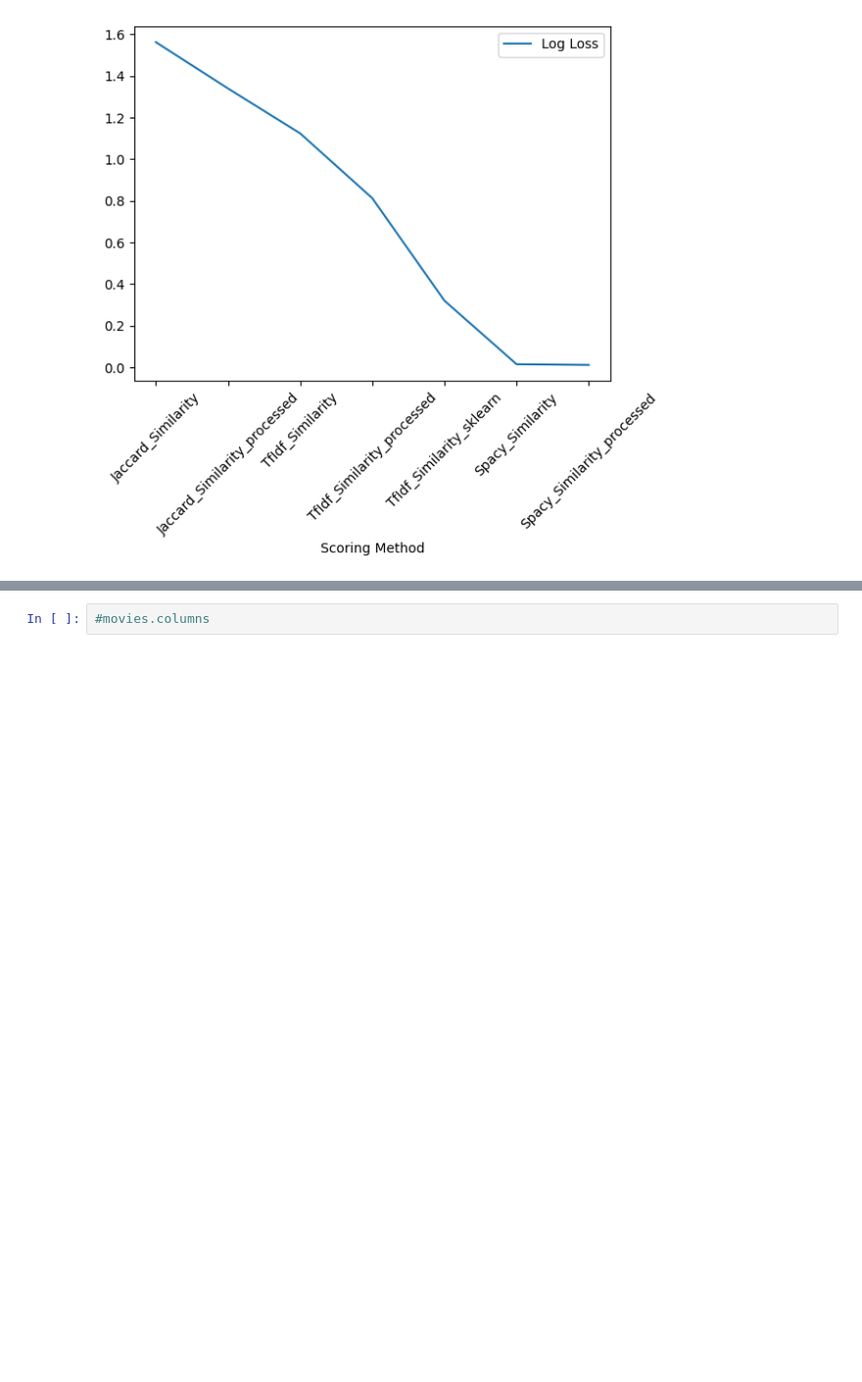
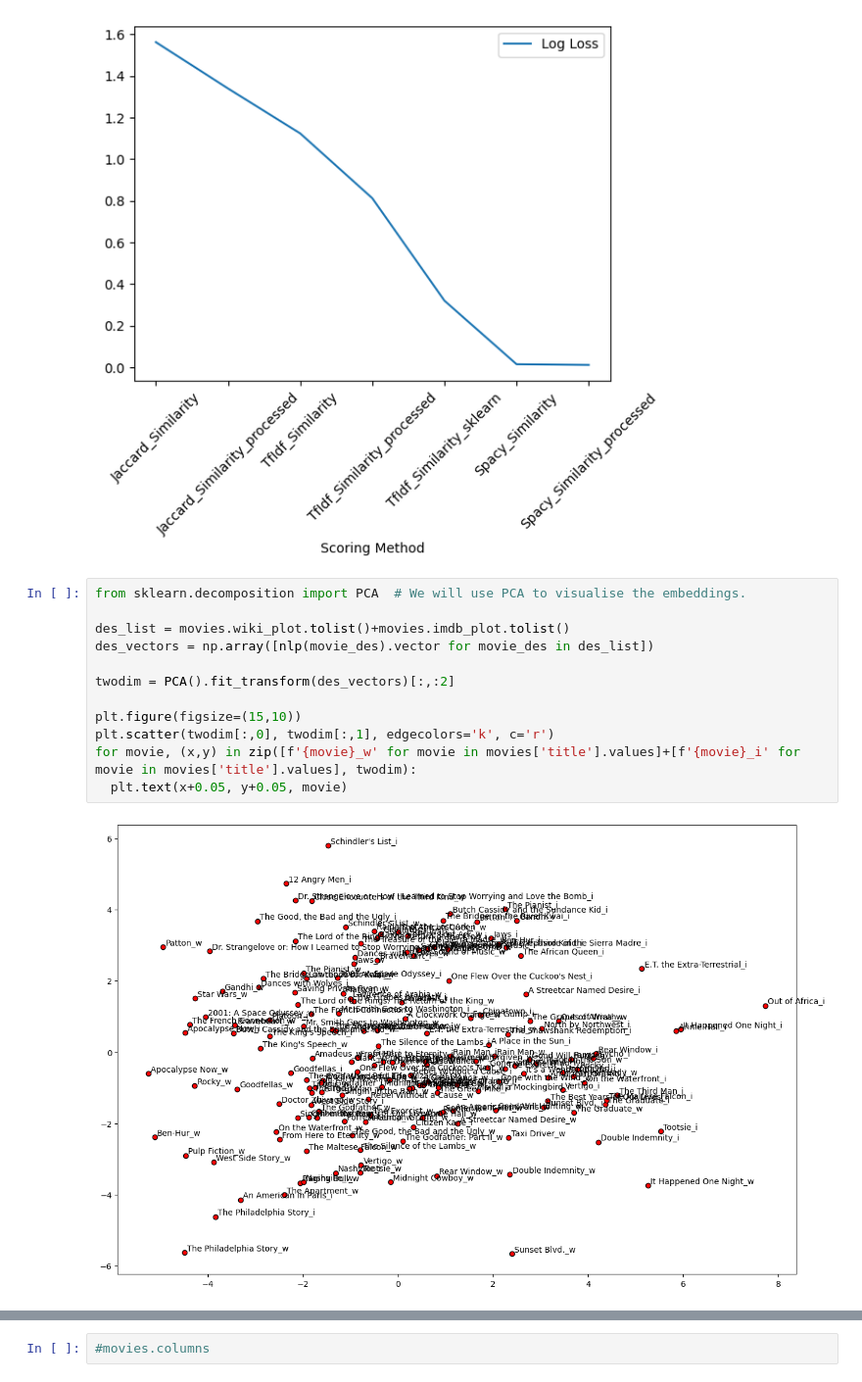
Before and after one commit to ak-malone/NLU, a Jupyter notebook: bagofwords.ipynb, the cells around one changed output, grey strips where cells are left out. Shown at 98% size. Saved outputs shown, nothing was run; the diff lists cells and outputs as text; blank space fills up the shorter version.

```diff
--- a/bagofwords.ipynb
+++ b/bagofwords.ipynb
@@ -370,3 +446,17 @@ print(lldf)
 5              Spacy_Similarity  0.014056
 6    Spacy_Similarity_processed  0.010675
 [figure]
+# %%
+from sklearn.decomposition import PCA  # We will use PCA to visualise the embeddings.
+
+des_list = movies.wiki_plot.tolist()+movies.imdb_plot.tolist()
+des_vectors = np.array([nlp(movie_des).vector for movie_des in des_list])
+
+twodim = PCA().fit_transform(des_vectors)[:,:2]
+
+plt.figure(figsize=(15,10))
+plt.scatter(twodim[:,0], twodim[:,1], edgecolors='k', c='r')
+for movie, (x,y) in zip([f'{movie}_w' for movie in movies['title'].values]+[f'{movie}_i' for movie in movies['title'].values], twodim):
+  plt.text(x+0.05, y+0.05, movie)
+# %% [output]
+[figure, added]
```
Also changed, not shown: parts of 20 cells of this notebook.
